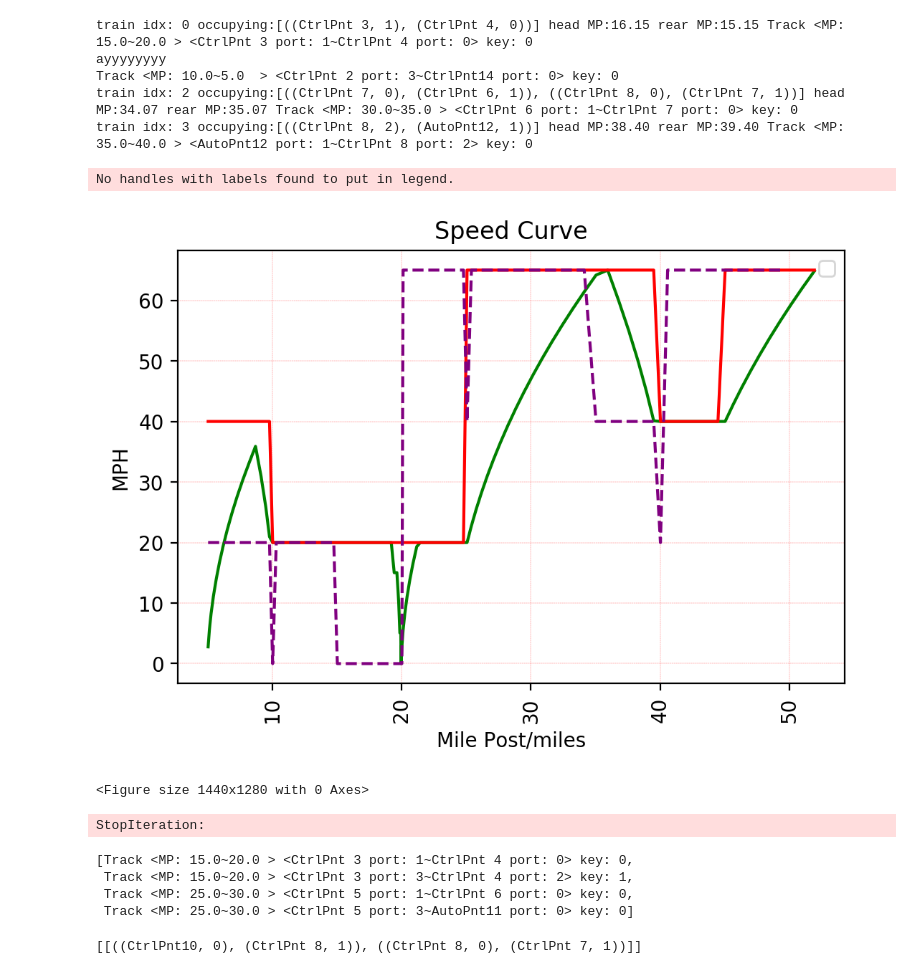
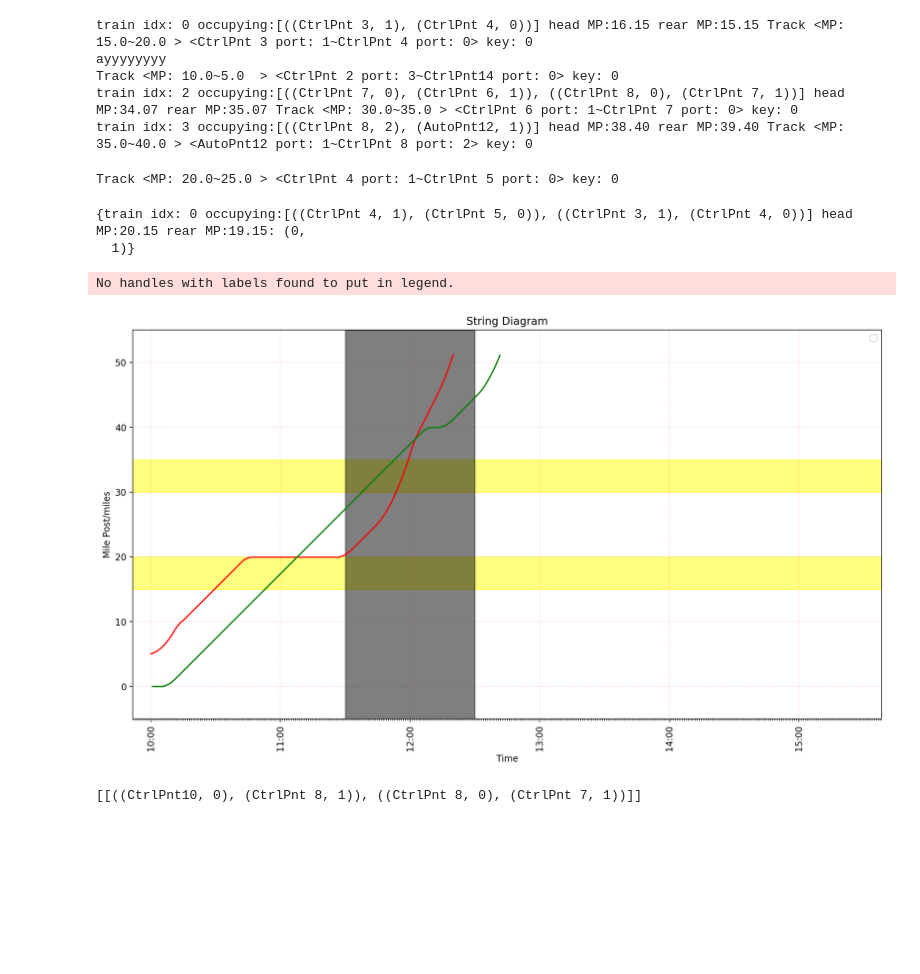
Before and after one commit to hegxiten/PyRailSim, a Jupyter notebook: OOD_Train/Dispatch_development.ipynb, the cells around one changed output. Saved outputs shown, nothing was run; the diff lists cells and outputs as text; code cells hidden in the pictures; blank space fills up the shorter version.

```diff
--- a/OOD_Train/Dispatch_development.ipynb
+++ b/OOD_Train/Dispatch_development.ipynb
@@ -120,23 +102,20 @@ ayyyyyyyy
 Track <MP: 10.0~5.0  > <CtrlPnt 2 port: 3~CtrlPnt14 port: 0> key: 0
 train idx: 2 occupying:[((CtrlPnt 7, 0), (CtrlPnt 6, 1)), ((CtrlPnt 8, 0), (CtrlPnt 7, 1))] head MP:34.07 rear MP:35.07 Track <MP: 30.0~35.0 > <CtrlPnt 6 port: 1~CtrlPnt 7 port: 0> key: 0
 train idx: 3 occupying:[((CtrlPnt 8, 2), (AutoPnt12, 1))] head MP:38.40 rear MP:39.40 Track <MP: 35.0~40.0 > <AutoPnt12 port: 1~CtrlPnt 8 port: 2> key: 0
-# %%
-speed_curve(sys, K165)
-# %% [output]
-No handles with labels found to put in legend.
-[figure, removed]
-<Figure size 1440x1280 with 0 Axes>
-# %%
-dp.get_route(sys.signal_points[8], 0, sys.signal_points[9],1,mainline=False)
-# %% [output]
-StopIteration:
-# %%
-[t.curr_track for t in sys.trains]
-# %% [output]
-[Track <MP: 15.0~20.0 > <CtrlPnt 3 port: 1~CtrlPnt 4 port: 0> key: 0,
- Track <MP: 15.0~20.0 > <CtrlPnt 3 port: 3~CtrlPnt 4 port: 2> key: 1,
- Track <MP: 25.0~30.0 > <CtrlPnt 5 port: 1~CtrlPnt 6 port: 0> key: 0,
- Track <MP: 25.0~30.0 > <CtrlPnt 5 port: 3~AutoPnt11 port: 0> key: 0]
+# %%
+K165.curr_track
+# %% [output]
+Track <MP: 20.0~25.0 > <CtrlPnt 4 port: 1~CtrlPnt 5 port: 0> key: 0
+# %%
+sys.signal_points[4].curr_train_with_route
+# %% [output]
+{train idx: 0 occupying:[((CtrlPnt 4, 1), (CtrlPnt 5, 0)), ((CtrlPnt 3, 1), (CtrlPnt 4, 0))] head MP:20.15 rear MP:19.15: (0,
+  1)}
+# %%
+string_diagram(sys)
+# %% [output]
+No handles with labels found to put in legend.
+[figure, added]
 # %%
 path = list(all_simple_paths(sys.G_origin, sys.signal_points[8], sys.signal_points[8]))[0]
 for (i,j) in zip(path[0:],path[1:]):
```
Also changed, not shown: parts of 1 cell of this notebook, 3 other files.
